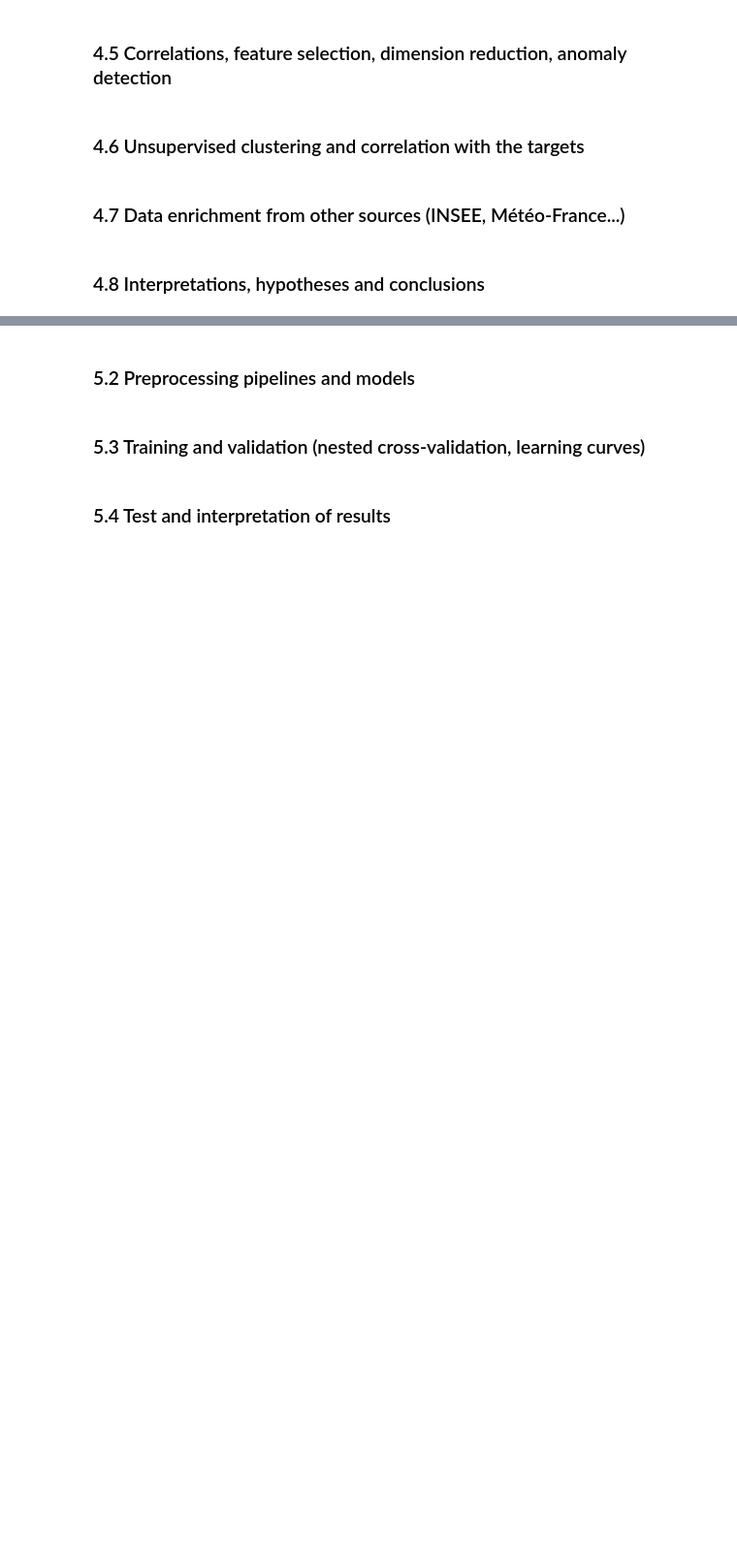
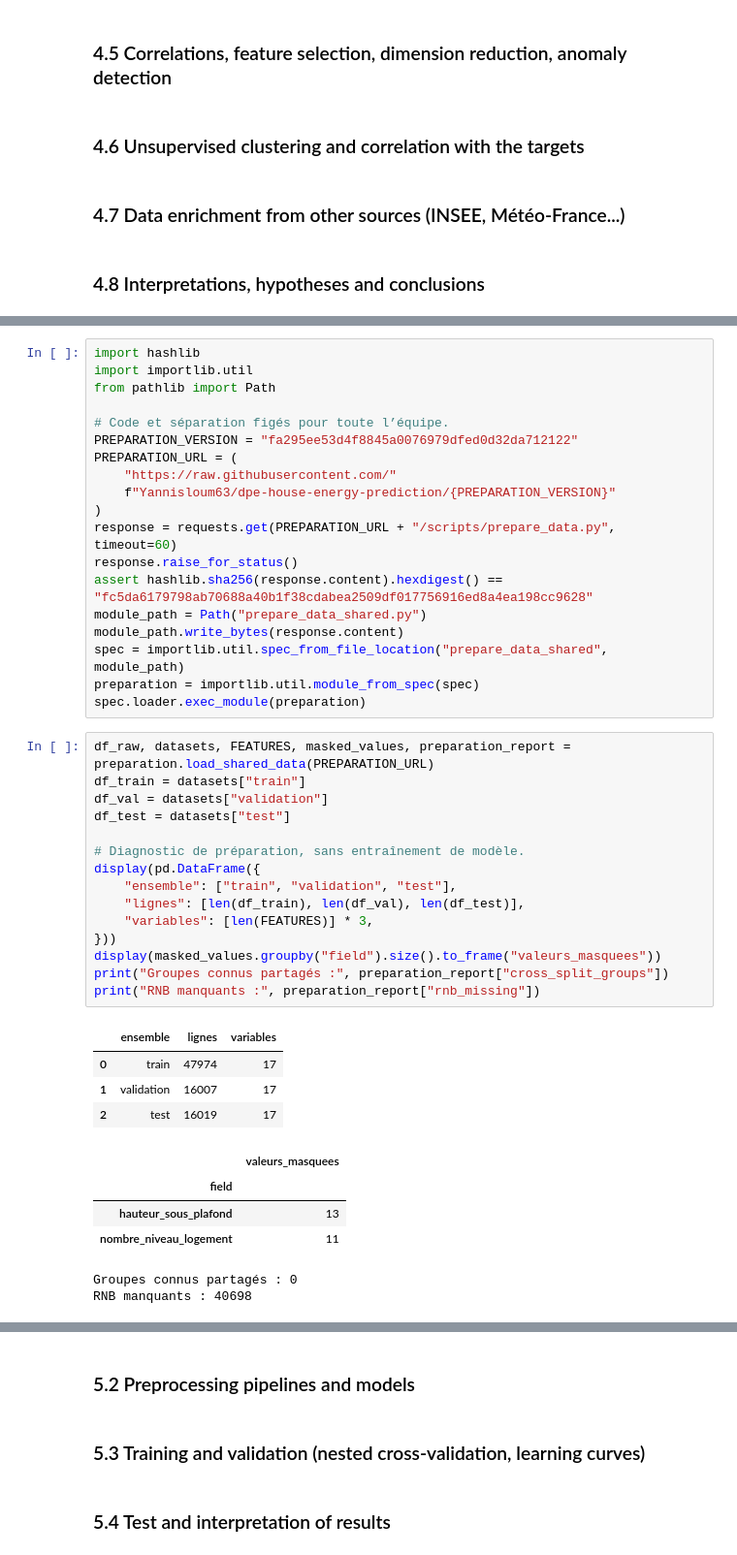
Before and after one commit to Yannisloum63/dpe-house-energy-prediction, a Jupyter notebook: notebook.ipynb, the cells around one changed output, grey strips where cells are left out. Shown at 97% size. Drawn from its saved outputs; the diff is of its cells as text; blank space fills up the shorter version.

Commit message:
Intégrer la préparation commune au notebook partagé et vérifier son exécution

```diff
--- a/notebook.ipynb
+++ b/notebook.ipynb
@@ -88,0 +261,45 @@ df[TARGET_CLF].value_counts(normalize=True).sort_index()
+# %%
+import hashlib
+import importlib.util
+from pathlib import Path
+
+# Code et séparation figés pour toute l’équipe.
+PREPARATION_VERSION = "fa295ee53d4f8845a0076979dfed0d32da712122"
+PREPARATION_URL = (
+    "https://raw.githubusercontent.com/"
+    f"Yannisloum63/dpe-house-energy-prediction/{PREPARATION_VERSION}"
+)
+response = requests.get(PREPARATION_URL + "/scripts/prepare_data.py", timeout=60)
+response.raise_for_status()
+assert hashlib.sha256(response.content).hexdigest() == "fc5da6179798ab70688a40b1f38cdabea2509df017756916ed8a4ea198cc9628"
+module_path = Path("prepare_data_shared.py")
+module_path.write_bytes(response.content)
+spec = importlib.util.spec_from_file_location("prepare_data_shared", module_path)
+preparation = importlib.util.module_from_spec(spec)
+spec.loader.exec_module(preparation)
+# %%
+df_raw, datasets, FEATURES, masked_values, preparation_report = preparation.load_shared_data(PREPARATION_URL)
+df_train = datasets["train"]
+df_val = datasets["validation"]
+df_test = datasets["test"]
+
+# Diagnostic de préparation, sans entraînement de modèle.
+display(pd.DataFrame({
+    "ensemble": ["train", "validation", "test"],
+    "lignes": [len(df_train), len(df_val), len(df_test)],
+    "variables": [len(FEATURES)] * 3,
+}))
+display(masked_values.groupby("field").size().to_frame("valeurs_masquees"))
+print("Groupes connus partagés :", preparation_report["cross_split_groups"])
+print("RNB manquants :", preparation_report["rnb_missing"])
+# %% [output]
+|  | ensemble | lignes | variables |
+| 0 | train | 47974 | 17 |
+| 1 | validation | 16007 | 17 |
+| 2 | test | 16019 | 17 |
+|  | valeurs_masquees |
+| field |  |
+| hauteur_sous_plafond | 13 |
+| nombre_niveau_logement | 11 |
+Groupes connus partagés : 0
+RNB manquants : 40698
```
Also changed, not shown: parts of 19 cells of this notebook.
